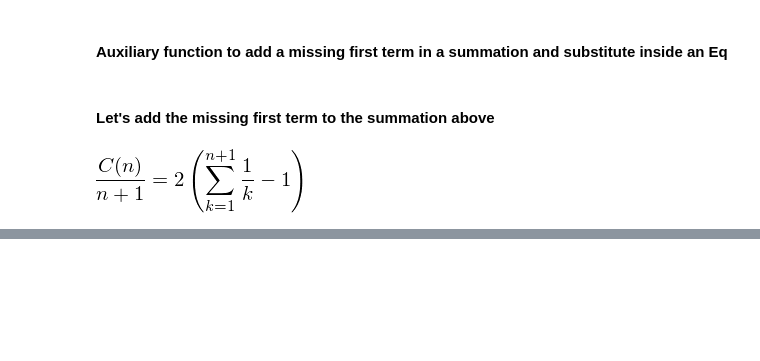
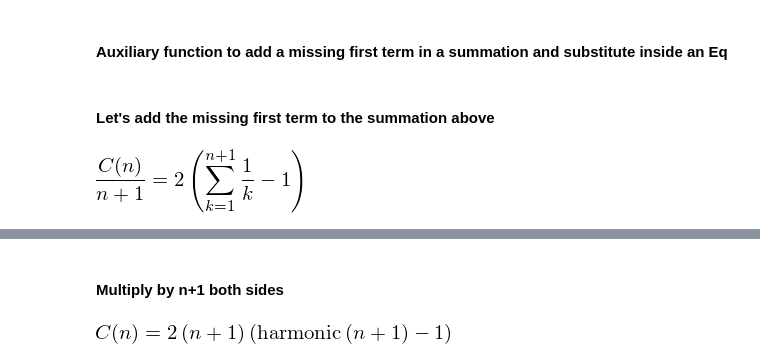
Before and after one commit to oddlord/uni, a Jupyter notebook: Progetto PAA.ipynb, the cells around one changed output, grey strips where cells are left out. Cells and saved outputs as stored; diff of their text form; code cells hidden in the pictures; blank space fills up the shorter version.

```diff
--- a/Progetto PAA.ipynb
+++ b/Progetto PAA.ipynb
@@ -216,0 +230,7 @@ div_rec_final_harm
+# %% [markdown]
+#### Multiply by n+1 both sides
+# %%
+final = do_both(div_rec_final_harm,n+1,lambda x,y: x*y).factor()
+final
+# %% [output]
+[figure, added]
```
Also changed, not shown: parts of 8 cells of this notebook.
